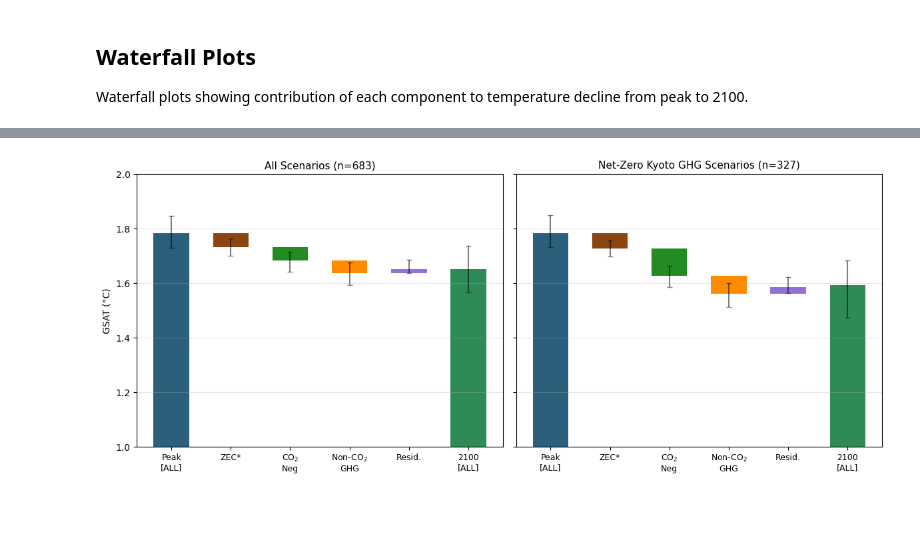
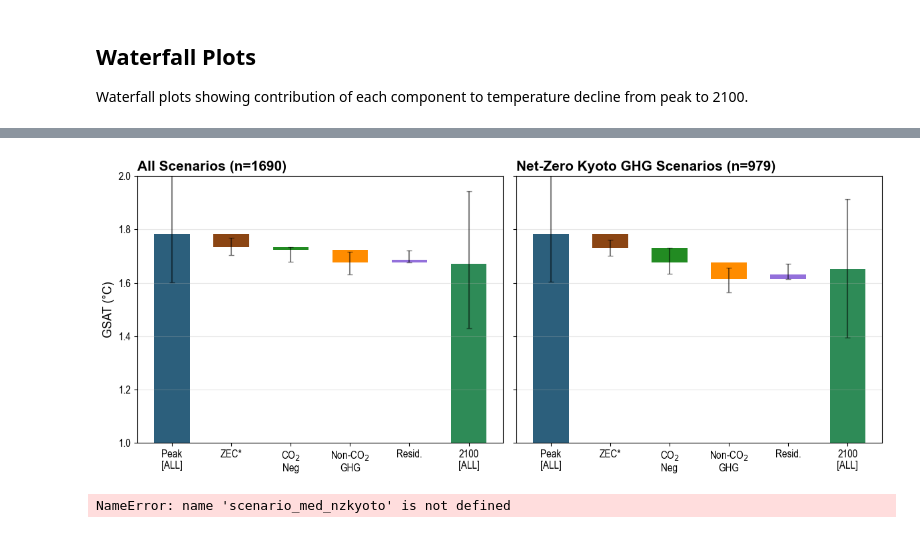
Before and after one commit to gaurav-ganti/netzero_assessment, a Jupyter notebook: analysis/503_contributions.ipynb, the cells around one changed output, grey strips where cells are left out. Saved outputs shown, nothing was run; the diff lists cells and outputs as text; code cells hidden in the pictures.

```diff
--- a/analysis/503_contributions.ipynb
+++ b/analysis/503_contributions.ipynb
@@ -454,14 +479,18 @@ Net-zero Kyoto scenarios: 327
 # %%
-def create_waterfall_plot(pop_stats, scenario_medians_subset, title, ax):
+def create_waterfall_plot(pop_stats, title, ax):
     """
     Create a waterfall plot for temperature decline contributions.
 
     Parameters:
-    - pop_stats: dict with component -> {median_of_median, p05_of_p05, ...}
-    - scenario_medians_subset: DataFrame with scenario-level medians
+    - pop_stats: dict with component -> {median_of_median, p34_of_p34, p67_of_p67, ...}
+                 Must include 'peak' and '2100' keys for endpoint bars
     - title: Plot title
     - ax: matplotlib axis
     """
+    # Set up fonts
+    plt.rcParams['font.family'] = 'Arial'
+    plt.rcParams['font.sans-serif'] = ['Arial']
+
     # Colors
     color_start = '#2C5F7C'       # Peak bar - blue
     color_delta = {
@@ -475,14 +504,15 @@ def create_waterfall_plot(pop_stats, scenario_medians_subset, title, ax):
     # Error bar styling
     error_kw = {'ecolor': 'black', 'alpha': 0.5, 'capsize': 3, 'capthick': 1}
 
-    # Calculate peak and 2100 statistics
-    peak_median = scenario_medians_subset["GSAT|ALL|peak"].median()
-    peak_p34 = scenario_medians_subset["GSAT|ALL|peak"].quantile(0.34)
-    peak_p67 = scenario_medians_subset["GSAT|ALL|peak"].quantile(0.67)
+    # Get peak statistics from pop_stats (now using p34 of p34 and p67 of p67)
+    peak_median = pop_stats["peak"]["median_of_median"]
+    peak_p34 = pop_stats["peak"]["p34_of_p34"]
+    peak_p67 = pop_stats["peak"]["p67_of_p67"]
 
-    y2100_median = scenario_medians_subset["GSAT|ALL|2100"].median()
-    y2100_p34 = scenario_medians_subset["GSAT|ALL|2100"].quantile(0.34)
-    y2100_p67 = scenario_medians_subset["GSAT|ALL|2100"].quantile(0.67)
+    # Get 2100 statistics from pop_stats
+    y2100_median = pop_stats["2100"]["median_of_median"]
+    y2100_p34 = pop_stats["2100"]["p34_of_p34"]
+    y2100_p67 = pop_stats["2100"]["p67_of_p67"]
 
     # Bar positions
     x_positions = [0, 1, 2, 3, 4, 5]
@@ -510,44 +540,51 @@ def create_waterfall_plot(pop_stats, scenario_medians_subset, title, ax):
     ax.bar(5, y2100_median, width=0.6, color=color_end,
            yerr=[[y2100_median - y2100_p34], [y2100_p67 - y2100_median]], error_kw=error_kw)
 
-    # Formatting
+    # Formatting with font preferences
     ax.set_xticks(x_positions)
-    ax.set_xticklabels(labels, fontsize=9)
-    ax.set_ylabel("GSAT (°C)", fontsize=10)
-    ax.set_title(title, fontsize=11)
+    ax.set_xticklabels(labels, fontname="Arial Narrow", fontsize=12)
+    ax.set_ylabel("GSAT (°C)", fontname="Arial", fontsize=13)
+    ax.set_title(title, fontname="Arial", fontsize=15, fontweight="bold", loc="left")
     ax.grid(alpha=0.3, axis='y')
     ax.axhline(y=0, color='gray', linestyle='-', linewidth=0.5)
 
+    # Set tick label fonts
+    ax.tick_params(axis='both', labelsize=12)
+    for label in ax.get_yticklabels():
+        label.set_fontname("Arial Narrow")
+
     return ax
 # %%
 # Create waterfall plots
 fig, axes = plt.subplots(1, 2, figsize=(12, 5), sharey=True)
 
 # Plot 1: All scenarios
 create_waterfall_plot(
     pop_all,
-    scenario_medians,
-    f"All Scenarios (n={len(scenario_medians)})",
+    f"All Scenarios (n={len(scenario_percentiles)})",
     axes[0]
 )
 
 # Plot 2: Net-zero Kyoto scenarios
 create_waterfall_plot(
     pop_nzkyoto,
-    scenario_medians_nzkyoto,
-    f"Net-Zero Kyoto GHG Scenarios (n={len(scenario_medians_nzkyoto)})",
+    f"Net-Zero Kyoto GHG Scenarios (n={len(scenario_percentiles_nzkyoto)})",
     axes[1]
 )
 
 # Set y-axis limits
 axes[0].set_ylim(1, 2)
 axes[1].set_ylim(1, 2)
 
 # Common y-axis label only on left
 axes[1].set_ylabel("")
 
 plt.tight_layout()
 plt.savefig(OUTPUT_FOLDER / "503_waterfall_contributions.png", dpi=150, bbox_inches='tight')
 plt.show()
 # %% [output]
-[figure, old version]
+[figure, new version]
+# %%
+scenario_med_nzkyoto
+# %% [output]
+NameError: name 'scenario_med_nzkyoto' is not defined
```
Also changed, not shown: parts of 18 cells of this notebook.
